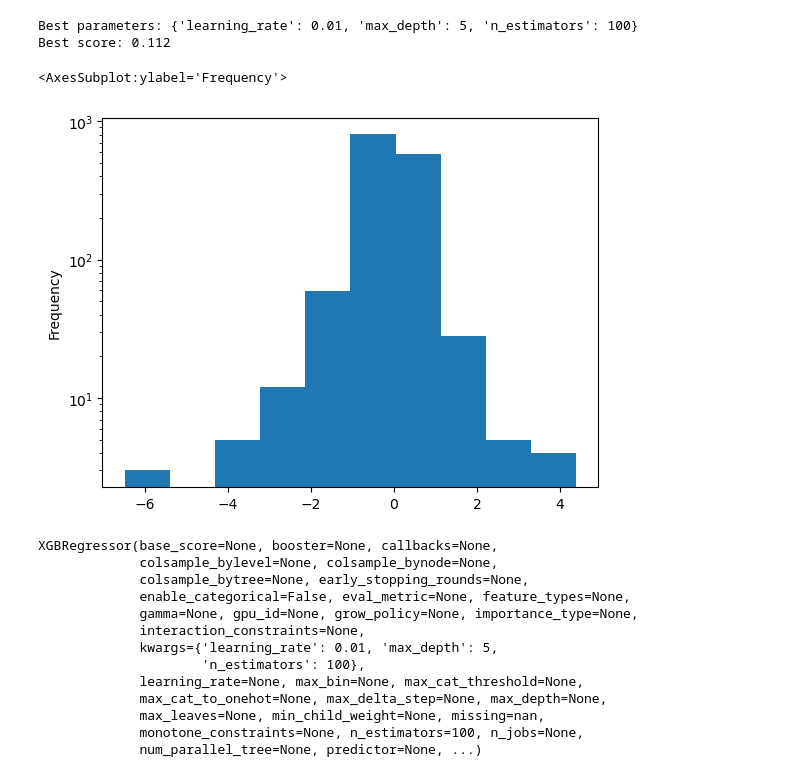
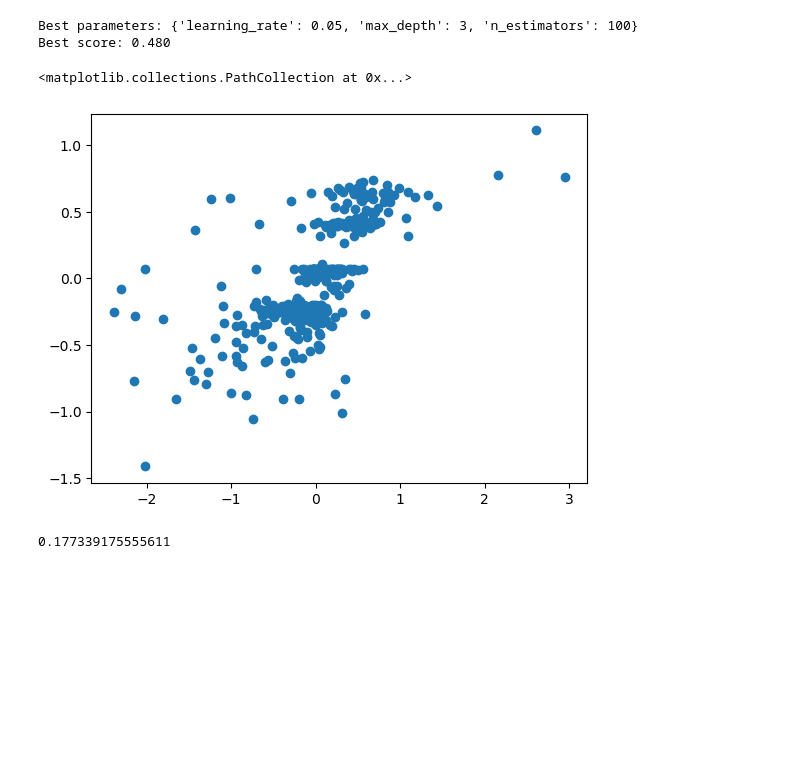
Before and after one commit to gav-conn/Finanacial_Data_Science, a Jupyter notebook: FDS_Project/MachineLearning_Model.ipynb, the cells around one changed output. Drawn from its saved outputs; the diff is of its cells as text; code cells hidden in the pictures; blank space fills up the shorter version.

```diff
--- a/FDS_Project/MachineLearning_Model.ipynb
+++ b/FDS_Project/MachineLearning_Model.ipynb
@@ -191,45 +184,30 @@ Return = df_train.pop("Return")
-# %%
-df_train.drop(axis=1, labels=['Year', 'date'], inplace=True)
-# %%
-model_xgb = xgb.XGBRegressor()
-
-param_grid = {
-    'learning_rate': [0.01, 0.05, 0.1],
-    'max_depth': [3, 5, 10],
-    'n_estimators': [50, 100, 200]
-}
-
-grid_search = GridSearchCV(estimator=model_xgb, param_grid=param_grid, scoring='explained_variance', cv=10, n_jobs=-1)
-grid_search.fit(df_train, Return)
-print(f"Best parameters: {grid_search.best_params_}")
-print(f"Best score: {grid_search.best_score_:.3f}")
-# %% [output]
-Best parameters: {'learning_rate': 0.01, 'max_depth': 5, 'n_estimators': 100}
-Best score: 0.112
-# %%
-Return.plot(kind='hist', logy=True)
-# %% [output]
-<AxesSubplot:ylabel='Frequency'>
-[figure, removed]
 # %%
 X_train, X_test, y_train, y_test = train_test_split(
     df_train, Return, test_size=0.3, random_state=20
 )
-# %%
-model = xgb.XGBRegressor(kwargs=grid_search.best_params_)
-model.fit(X_train, y_train)
-# %% [output]
-XGBRegressor(base_score=None, booster=None, callbacks=None,
-             colsample_bylevel=None, colsample_bynode=None,
-             colsample_bytree=None, early_stopping_rounds=None,
-             enable_categorical=False, eval_metric=None, feature_types=None,
-             gamma=None, gpu_id=None, grow_policy=None, importance_type=None,
-             interaction_constraints=None,
-             kwargs={'learning_rate': 0.01, 'max_depth': 5,
-                     'n_estimators': 100},
-             learning_rate=None, max_bin=None, max_cat_threshold=None,
-             max_cat_to_onehot=None, max_delta_step=None, max_depth=None,
-             max_leaves=None, min_child_weight=None, missing=nan,
-             monotone_constraints=None, n_estimators=100, n_jobs=None,
-             num_parallel_tree=None, predictor=None, ...)
+# %%
+model_xgb = xgb.XGBRegressor()
+
+param_grid = {
+    'learning_rate': [0.01, 0.05, 0.1, 0.5, 1],
+    'max_depth': [3, 5, 10, 20],
+    'n_estimators': [10, 50, 100, 250]
+}
+
+grid_search = GridSearchCV(estimator=model_xgb, param_grid=param_grid, scoring='explained_variance', cv=10, n_jobs=-1)
+grid_search.fit(X_train, y_train)
+print(f"Best parameters: {grid_search.best_params_}")
+print(f"Best score: {grid_search.best_score_:.3f}")
+# %% [output]
+Best parameters: {'learning_rate': 0.05, 'max_depth': 3, 'n_estimators': 100}
+Best score: 0.480
+# %%
+plt.scatter(y_test, grid_search.predict(X_test))
+# %% [output]
+<matplotlib.collections.PathCollection at 0x...>
+[figure, added]
+# %%
+np.mean((y_test-grid_search.predict(X_test))**2)
+# %% [output]
+0.177339175555611
 # %%
```
Also changed, not shown: parts of 17 cells of this notebook, 1 other file.
